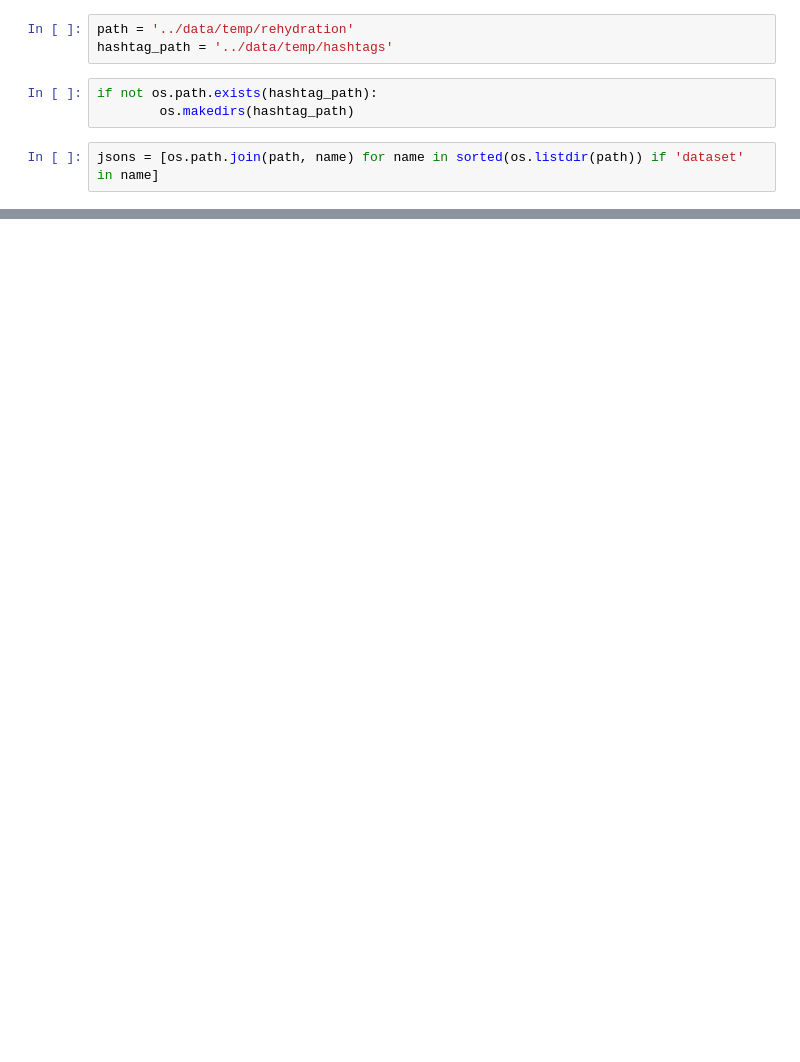
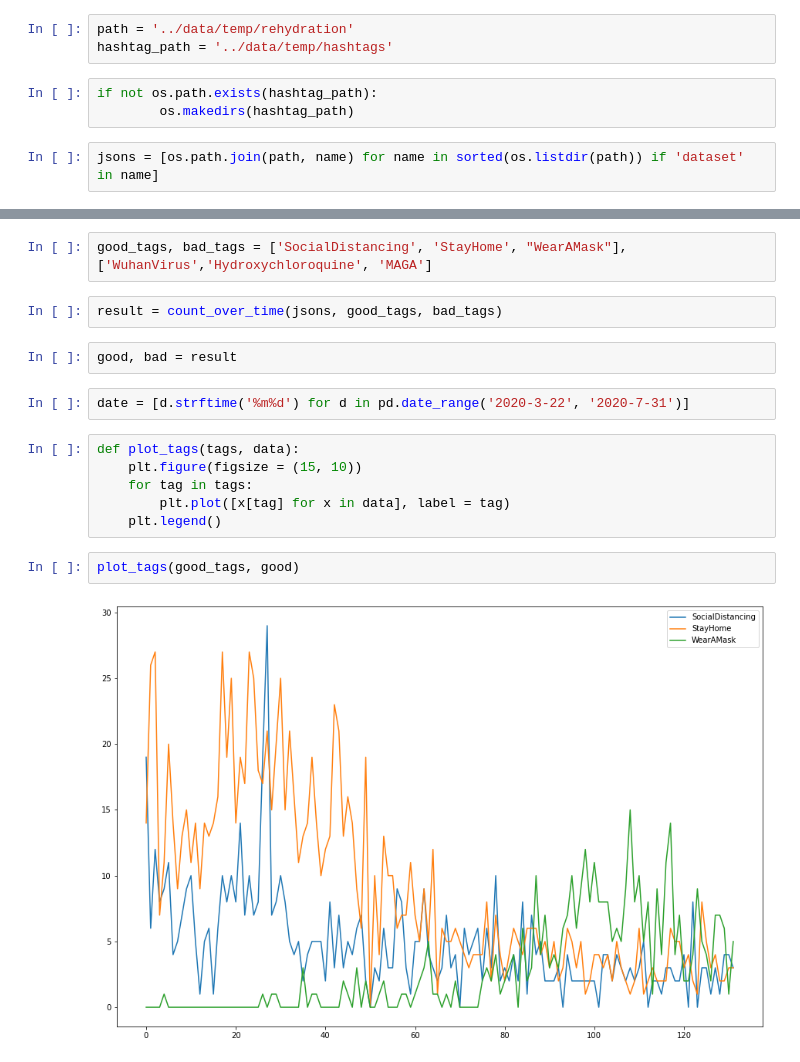
Before and after one commit to ShutongLi/dsc180_COVID_misinformation, a Jupyter notebook: notebooks/hashtag presentation.ipynb, the cells around one changed output, grey strips where cells are left out. Cells and saved outputs as stored; diff of their text form; blank space fills up the shorter version.

```diff
--- a/notebooks/hashtag presentation.ipynb
+++ b/notebooks/hashtag presentation.ipynb
@@ -53,0 +183,18 @@ Length: 1749, dtype: int64
+# %%
+good_tags, bad_tags = ['SocialDistancing', 'StayHome', "WearAMask"], ['WuhanVirus','Hydroxychloroquine', 'MAGA']
+# %%
+result = count_over_time(jsons, good_tags, bad_tags)
+# %%
+good, bad = result
+# %%
+date = [d.strftime('%m%d') for d in pd.date_range('2020-3-22', '2020-7-31')]
+# %%
+def plot_tags(tags, data):
+    plt.figure(figsize = (15, 10))
+    for tag in tags:
+        plt.plot([x[tag] for x in data], label = tag)
+    plt.legend()
+# %%
+plot_tags(good_tags, good)
+# %% [output]
+[figure, added]
```
Also changed, not shown: parts of 29 cells of this notebook, 4 other files.
